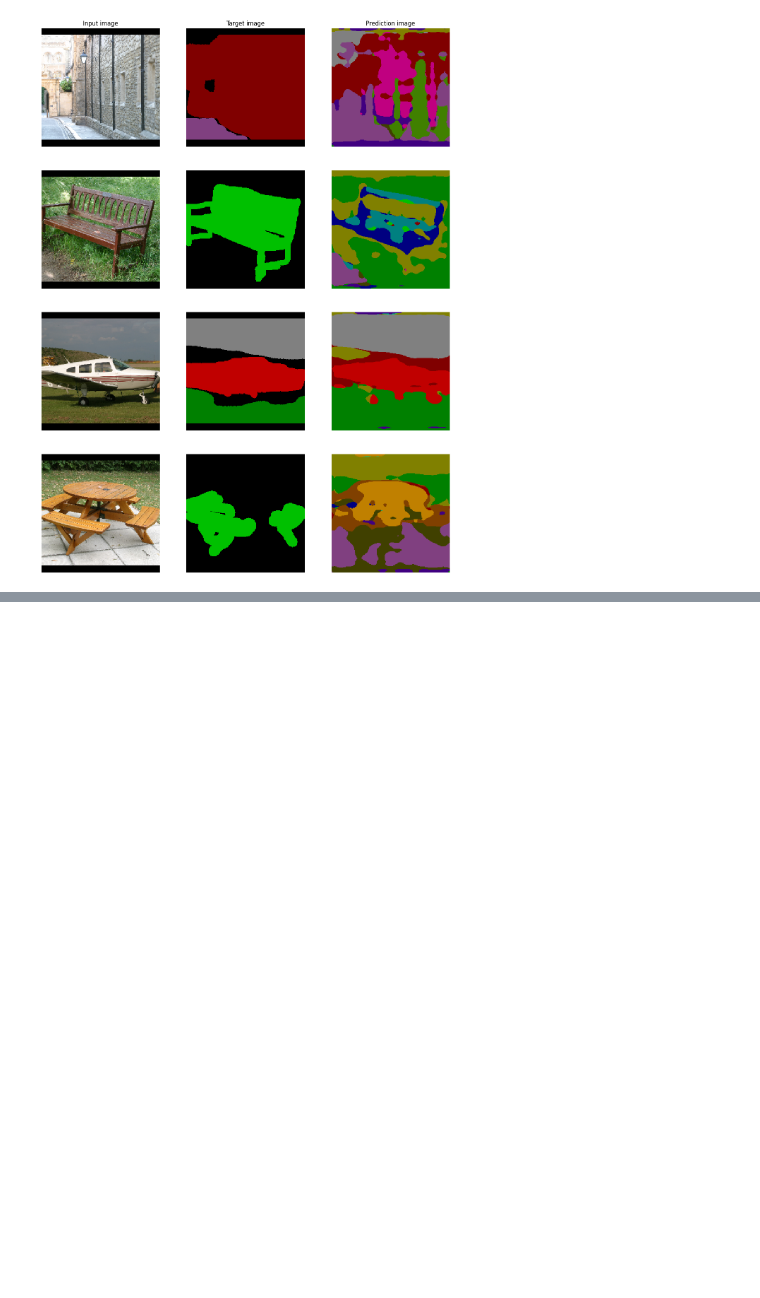
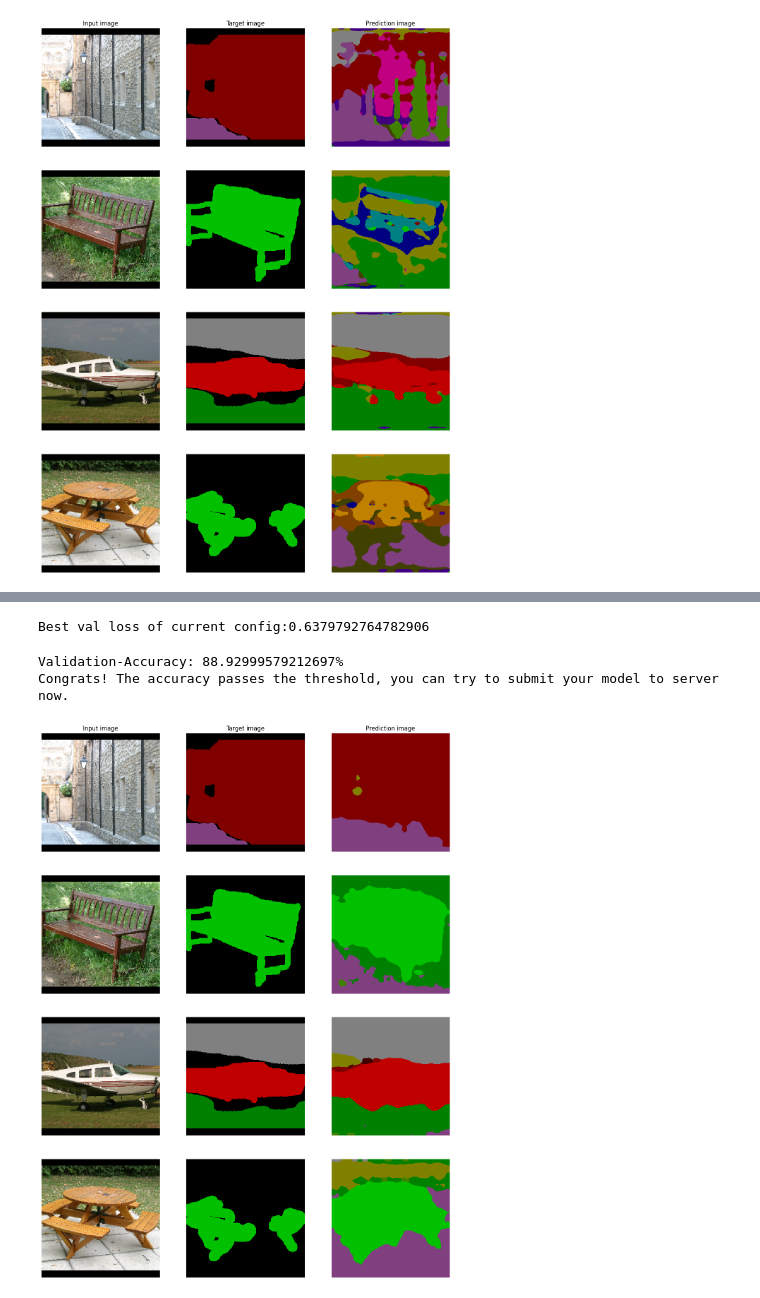
Before and after one commit to Sihifu/i2dl, a Jupyter notebook: exercise_10_with_deeplab/segmentation_mymodel.ipynb, the cells around one changed output, grey strips where cells are left out. Drawn from its saved outputs; the diff is of its cells as text; code cells hidden in the pictures; blank space fills up the shorter version.

```diff
--- a/exercise_10_with_deeplab/segmentation_mymodel.ipynb
+++ b/exercise_10_with_deeplab/segmentation_mymodel.ipynb
@@ -315,3 +315,24 @@ Congrats! The accuracy passes the threshold, you can try to submit your model to
 visualizer(model, test_data)
 # %% [output]
 [figure]
+# %%
+from torchvision.models.segmentation import lraspp_mobilenet_v3_large, LRASPP_MobileNet_V3_Large_Weights
+from torchvision.models.segmentation.lraspp import LRASPPHead
+
+class MyMobileNet(torch.nn.Module):
+    def __init__(self) -> None:
+        super().__init__()
+        model=lraspp_mobilenet_v3_large(weights=LRASPP_MobileNet_V3_Large_Weights.DEFAULT)
+        model.classifier=LRASPPHead(40,960,23,128)
+        self.model=model
+        for param in model.backbone.parameters():
+            param.requires_grad = False
+        self.optimizer=torch.optim.Adam(self.parameters())
+        self.optimizer_scheduler=torch.optim.lr_scheduler.StepLR(self.optimizer, step_size=100)
+    def forward(self,x):
+        return self.model(x)["out"]
+
+model=MyMobileNet()
+with torch.no_grad():
+    print(summary(model, (1, 3, 240, 240), device="cpu"))
+sum(p.numel() for p in model.parameters())
@@ -317,0 +358,32 @@ visualizer(model, test_data)
+# %%
+train_loader=DataLoader(train_data, batch_size=hp["batch_size"], shuffle=True)
+val_loader=DataLoader(val_data, batch_size=hp["batch_size"], shuffle=False)
+solver=Solver(model,train_loader,val_loader,hparams=hp)
+solver.train(tqdm=True,**hp)
+# %% [output]
+Best val loss of current config:0.6379792764782906
+# %%
+model.to(torch.device('cpu'))
+device = torch.device('cpu')
+def evaluate_model(model, dataloader):
+    test_scores = []
+    model.eval()
+    model = model.to(device)
+    for inputs, targets in dataloader:
+        inputs, targets = inputs.to(device), targets.to(device)
+
+        outputs = model.forward(inputs)
+        _, preds = torch.max(outputs, 1)
+        targets_mask = (targets >= 0).cpu()
+        test_scores.append(np.mean((preds.cpu() == targets.cpu())[targets_mask].numpy()))
+
+    return np.mean(test_scores)
+test_loader = torch.utils.data.DataLoader(test_data, batch_size=1,shuffle=False,num_workers=0)
+test(evaluate_model(model, test_loader))
+# %% [output]
+Validation-Accuracy: 88.92999579212697%
+Congrats! The accuracy passes the threshold, you can try to submit your model to server now.
+# %%
+visualizer(model, test_data)
+# %% [output]
+[figure, added]
```
Also changed, not shown: parts of 1 cell of this notebook, 16 other files.
